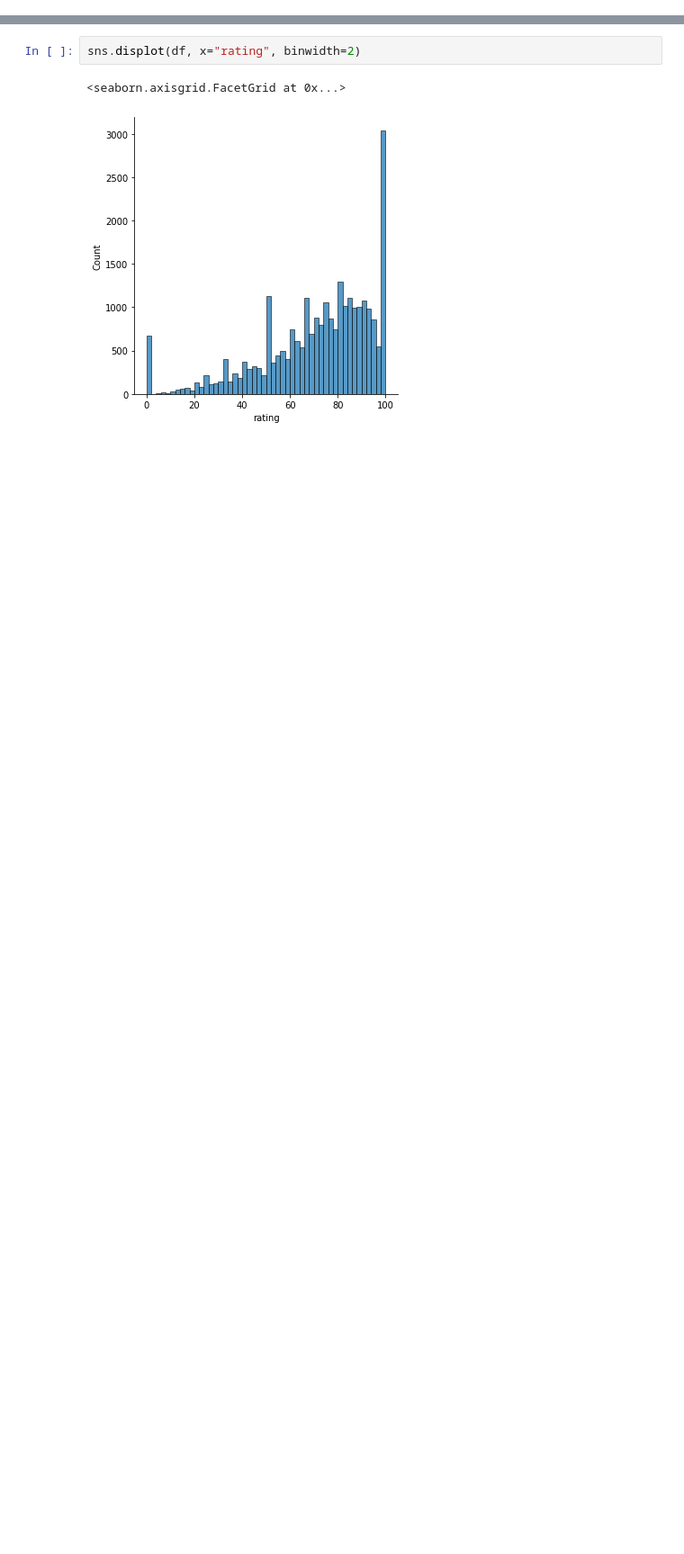
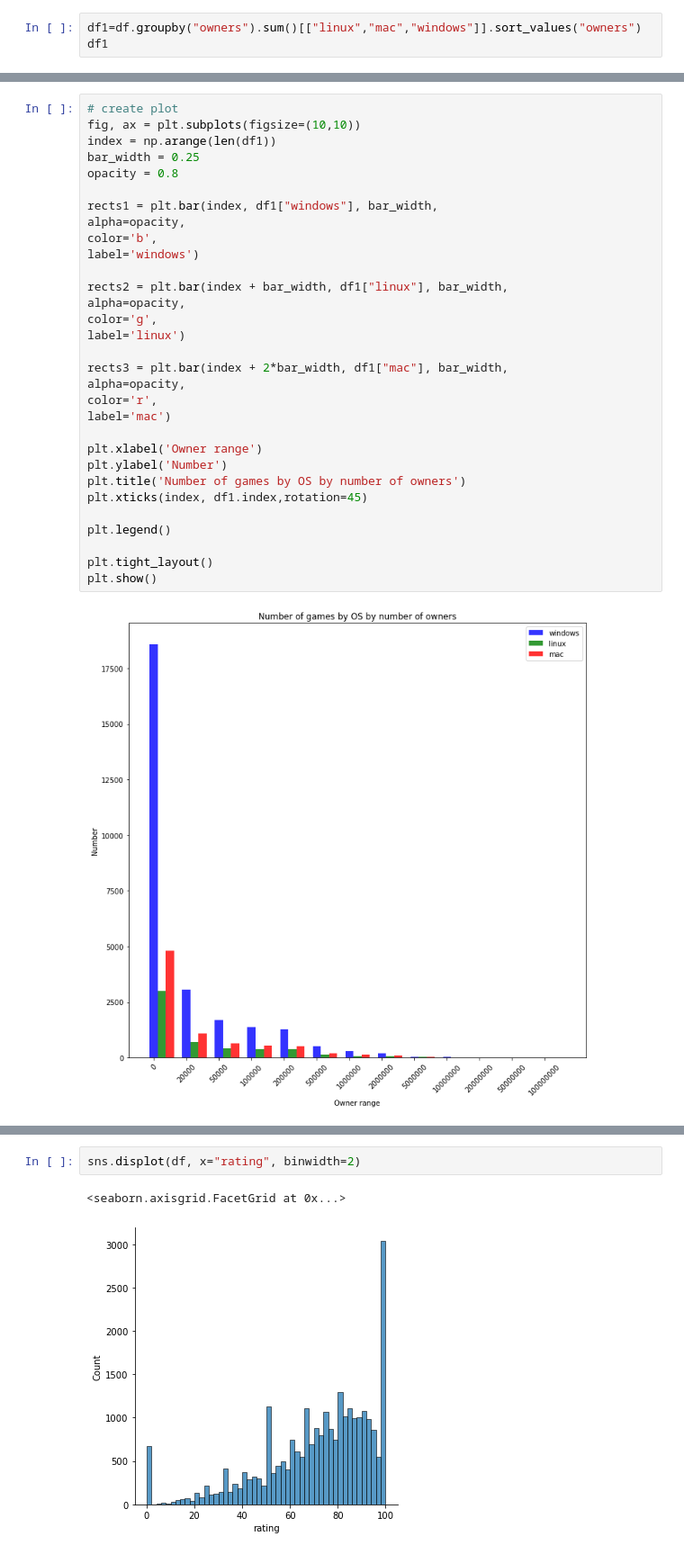
Before and after one commit to erikalira/projeto-icd, a Jupyter notebook: visualizacao_de_dados.ipynb, the cells around one changed output, grey strips where cells are left out. Shown: that part at 90% size. Saved outputs shown, nothing was run; the diff lists cells and outputs as text; blank space fills up the shorter version.

```diff
--- a/visualizacao_de_dados.ipynb
+++ b/visualizacao_de_dados.ipynb
@@ -13,0 +24,3 @@ df.head()
+# %%
+df1=df.groupby("owners").sum()[["linux","mac","windows"]].sort_values("owners")
+df1
@@ -14,3 +43,36 @@ df.head()
+# %%
+# create plot
+fig, ax = plt.subplots(figsize=(10,10))
+index = np.arange(len(df1))
+bar_width = 0.25
+opacity = 0.8
+
+rects1 = plt.bar(index, df1["windows"], bar_width,
+alpha=opacity,
+color='b',
+label='windows')
+
+rects2 = plt.bar(index + bar_width, df1["linux"], bar_width,
+alpha=opacity,
+color='g',
+label='linux')
+
+rects3 = plt.bar(index + 2*bar_width, df1["mac"], bar_width,
+alpha=opacity,
+color='r',
+label='mac')
+
+plt.xlabel('Owner range')
+plt.ylabel('Number')
+plt.title('Number of games by OS by number of owners')
+plt.xticks(index, df1.index,rotation=45)
+
+plt.legend()
+
+plt.tight_layout()
+plt.show()
+# %% [output]
+[figure, added]
 # %%
 # df2 = pd.read_csv("SteamCharts.csv",encoding= 'unicode_escape')
 # df2.head()
```
Also changed, not shown: parts of 12 cells of this notebook.
